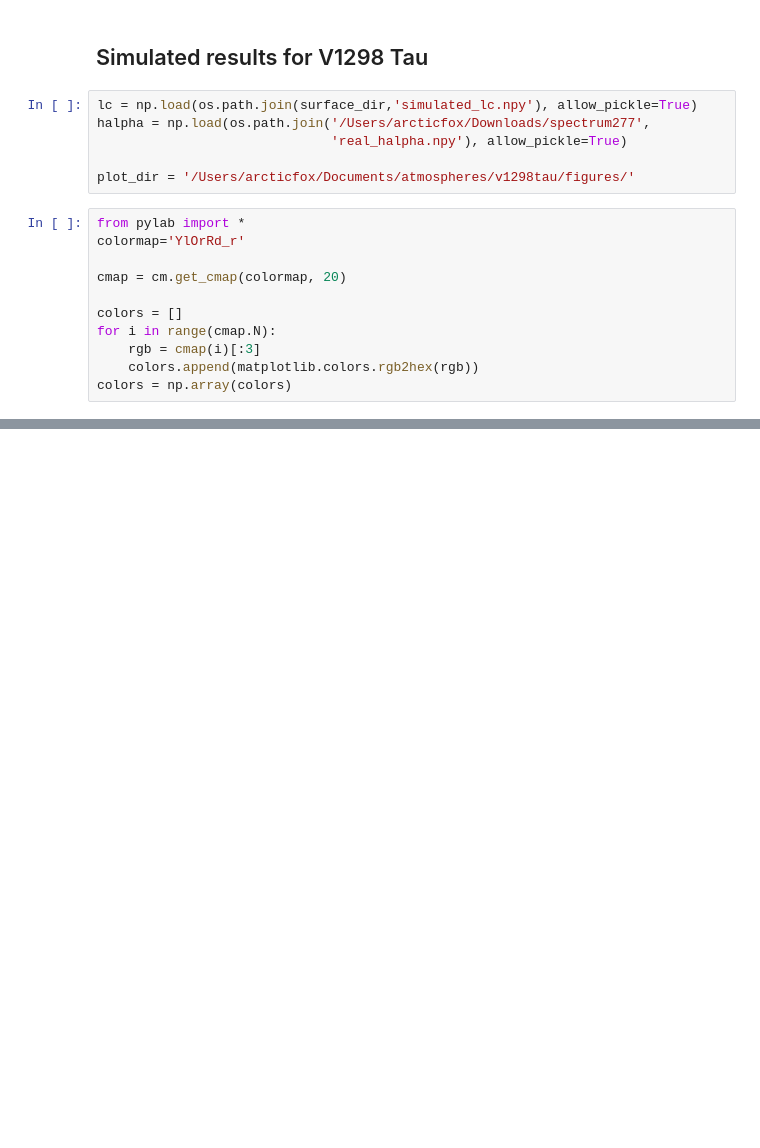
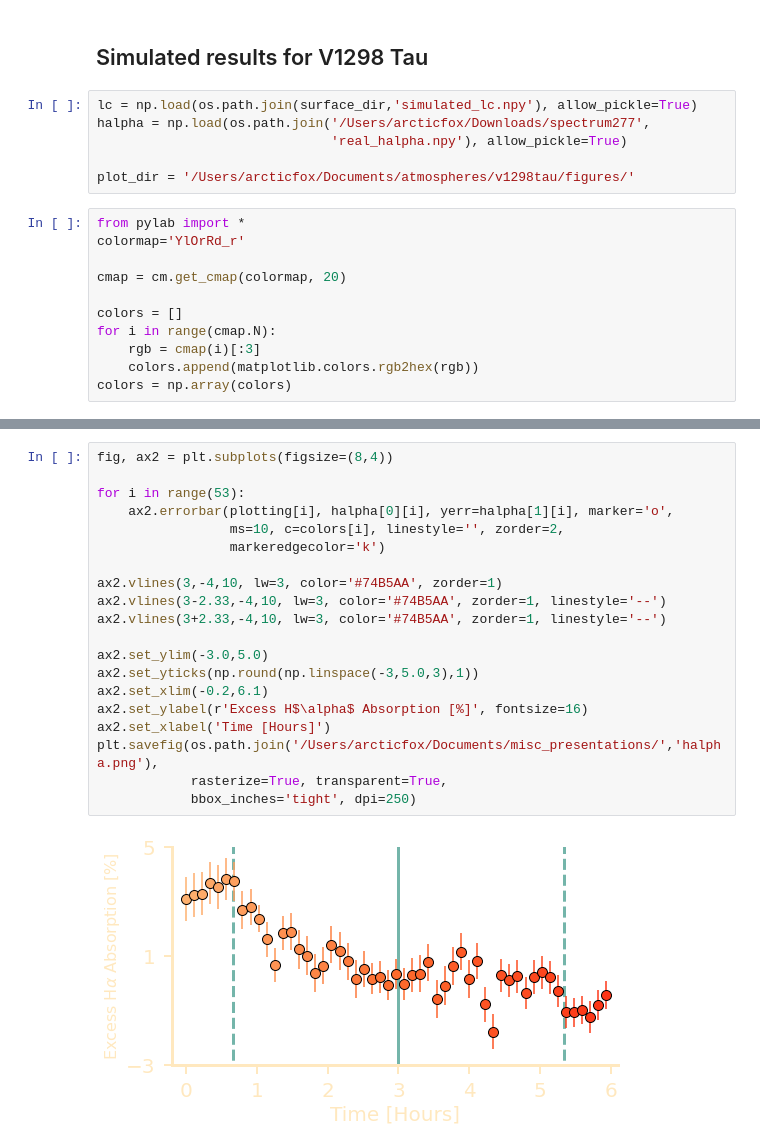
Before and after one commit to afeinstein20/doppler_tomography, a Jupyter notebook: notebooks/spot_model.ipynb, the cells around one changed output, grey strips where cells are left out. Drawn from its saved outputs; the diff is of its cells as text; blank space fills up the shorter version.

```diff
--- a/notebooks/spot_model.ipynb
+++ b/notebooks/spot_model.ipynb
@@ -278,0 +398,22 @@ plt.savefig(os.path.join(plot_dir,'starry_model.pdf'),
+# %%
+fig, ax2 = plt.subplots(figsize=(8,4))
+
+for i in range(53):
+    ax2.errorbar(plotting[i], halpha[0][i], yerr=halpha[1][i], marker='o',
+                 ms=10, c=colors[i], linestyle='', zorder=2,
+                 markeredgecolor='k')
+
+ax2.vlines(3,-4,10, lw=3, color='#74B5AA', zorder=1)
+ax2.vlines(3-2.33,-4,10, lw=3, color='#74B5AA', zorder=1, linestyle='--')
+ax2.vlines(3+2.33,-4,10, lw=3, color='#74B5AA', zorder=1, linestyle='--')
+
+ax2.set_ylim(-3.0,5.0)
+ax2.set_yticks(np.round(np.linspace(-3,5.0,3),1))
+ax2.set_xlim(-0.2,6.1)
+ax2.set_ylabel(r'Excess H$\alpha$ Absorption [%]', fontsize=16)
+ax2.set_xlabel('Time [Hours]')
+plt.savefig(os.path.join('/Users/arcticfox/Documents/misc_presentations/','halpha.png'),
+            rasterize=True, transparent=True,
+            bbox_inches='tight', dpi=250)
+# %% [output]
+[figure, added]
```
Also changed, not shown: parts of 9 cells of this notebook, 2 other files.
